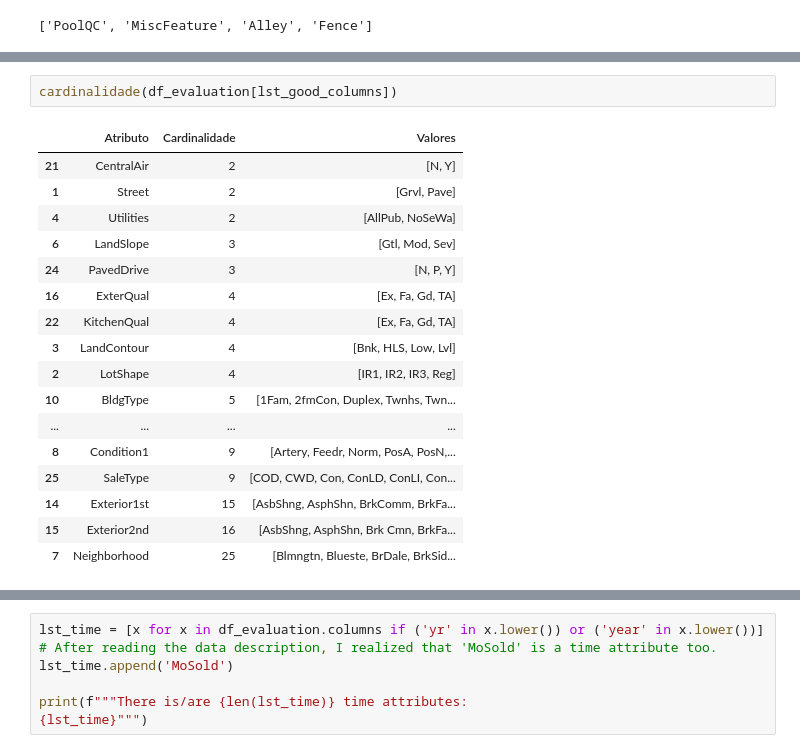
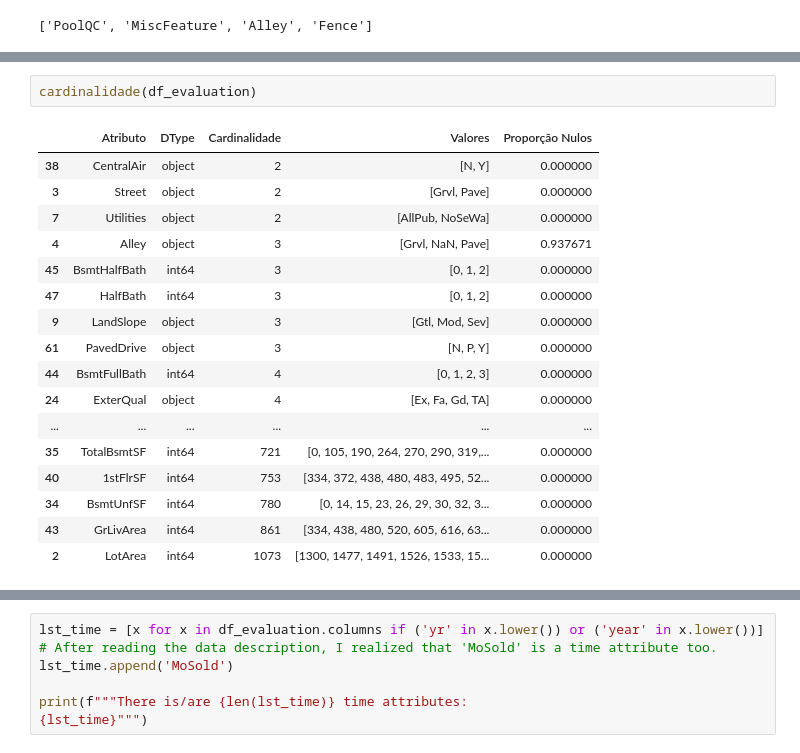
Before and after one commit to marcodeamicis/house_prices_regression, a Jupyter notebook: notebooks/1_business_data_understanding_suto.ipynb, the cells around one changed output, grey strips where cells are left out. Saved outputs shown, nothing was run; the diff lists cells and outputs as text.

```diff
--- a/notebooks/1_business_data_understanding_suto.ipynb
+++ b/notebooks/1_business_data_understanding_suto.ipynb
@@ -121,20 +105,20 @@ Using the function 'cardinalidade':
 # %%
-cardinalidade(df_evaluation[lst_good_columns])
+cardinalidade(df_evaluation)
 # %% [output]
-|  | Atributo | Cardinalidade | Valores |
-| 21 | CentralAir | 2 | [N, Y] |
-| 1 | Street | 2 | [Grvl, Pave] |
-| 4 | Utilities | 2 | [AllPub, NoSeWa] |
-| 6 | LandSlope | 3 | [Gtl, Mod, Sev] |
-| 24 | PavedDrive | 3 | [N, P, Y] |
-| 16 | ExterQual | 4 | [Ex, Fa, Gd, TA] |
-| 22 | KitchenQual | 4 | [Ex, Fa, Gd, TA] |
-| 3 | LandContour | 4 | [Bnk, HLS, Low, Lvl] |
-| 2 | LotShape | 4 | [IR1, IR2, IR3, Reg] |
-| 10 | BldgType | 5 | [1Fam, 2fmCon, Duplex, Twnhs, Twn... |
-| ... | ... | ... | ... |
-| 8 | Condition1 | 9 | [Artery, Feedr, Norm, PosA, PosN,... |
-| 25 | SaleType | 9 | [COD, CWD, Con, ConLD, ConLI, Con... |
-| 14 | Exterior1st | 15 | [AsbShng, AsphShn, BrkComm, BrkFa... |
-| 15 | Exterior2nd | 16 | [AsbShng, AsphShn, Brk Cmn, BrkFa... |
-| 7 | Neighborhood | 25 | [Blmngtn, Blueste, BrDale, BrkSid... |
+|  | Atributo | DType | Cardinalidade | Valores | Proporção Nulos |
+| 38 | CentralAir | object | 2 | [N, Y] | 0.000000 |
+| 3 | Street | object | 2 | [Grvl, Pave] | 0.000000 |
+| 7 | Utilities | object | 2 | [AllPub, NoSeWa] | 0.000000 |
+| 4 | Alley | object | 3 | [Grvl, NaN, Pave] | 0.937671 |
+| 45 | BsmtHalfBath | int64 | 3 | [0, 1, 2] | 0.000000 |
+| 47 | HalfBath | int64 | 3 | [0, 1, 2] | 0.000000 |
+| 9 | LandSlope | object | 3 | [Gtl, Mod, Sev] | 0.000000 |
+| 61 | PavedDrive | object | 3 | [N, P, Y] | 0.000000 |
+| 44 | BsmtFullBath | int64 | 4 | [0, 1, 2, 3] | 0.000000 |
+| 24 | ExterQual | object | 4 | [Ex, Fa, Gd, TA] | 0.000000 |
+| ... | ... | ... | ... | ... | ... |
+| 35 | TotalBsmtSF | int64 | 721 | [0, 105, 190, 264, 270, 290, 319,... | 0.000000 |
+| 40 | 1stFlrSF | int64 | 753 | [334, 372, 438, 480, 483, 495, 52... | 0.000000 |
+| 34 | BsmtUnfSF | int64 | 780 | [0, 14, 15, 23, 26, 29, 30, 32, 3... | 0.000000 |
+| 43 | GrLivArea | int64 | 861 | [334, 438, 480, 520, 605, 616, 63... | 0.000000 |
+| 2 | LotArea | int64 | 1073 | [1300, 1477, 1491, 1526, 1533, 15... | 0.000000 |
```
Also changed, not shown: parts of 27 cells of this notebook, 4 other files.
